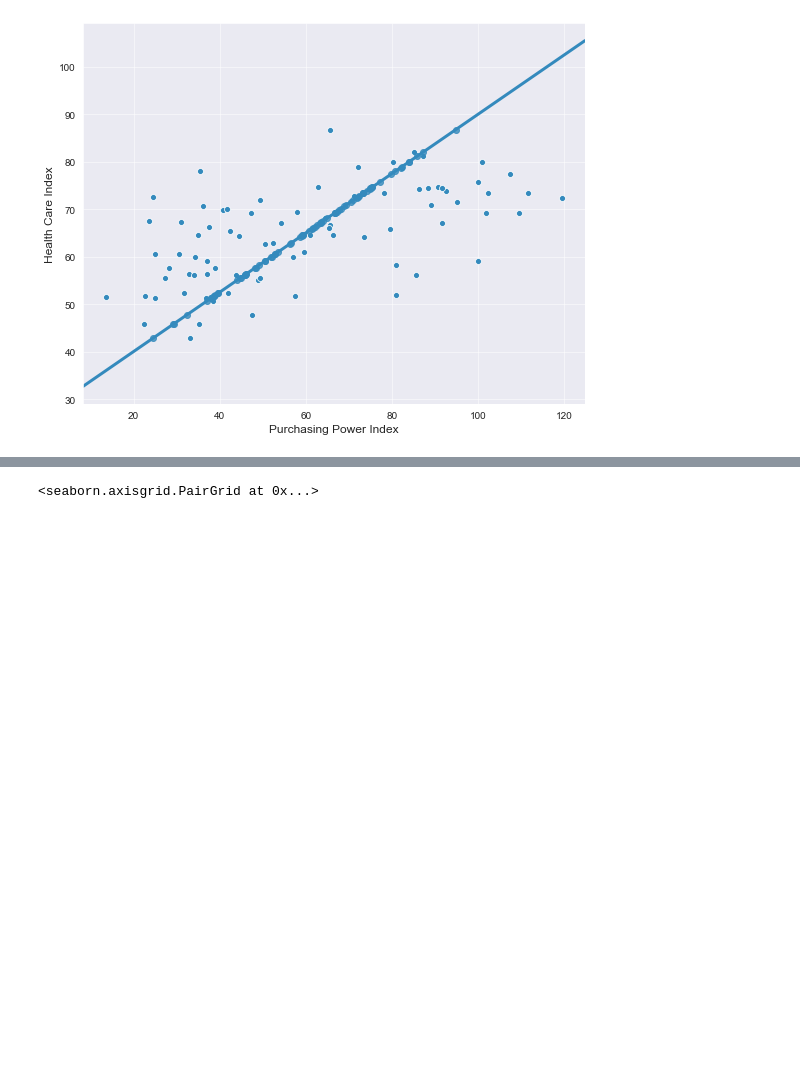
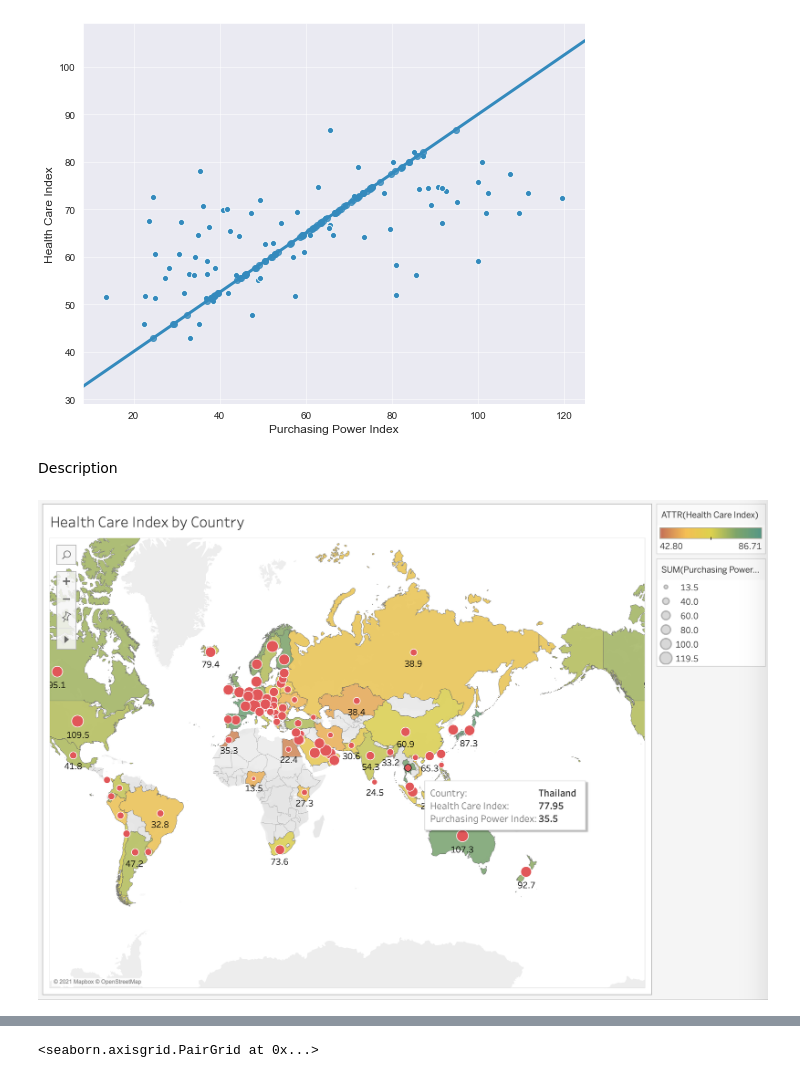
Before and after one commit to AgaskarJ/HealthCareIndex, a Jupyter notebook: Life.ipynb, the cells around one changed output, grey strips where cells are left out. Saved outputs shown, nothing was run; the diff lists cells and outputs as text; code cells hidden in the pictures; blank space fills up the shorter version.

Commit message:
Updated Tableau

```diff
--- a/Life.ipynb
+++ b/Life.ipynb
@@ -154,3 +136,10 @@ new_graph.set_xlabel("Purchasing Power Index")
 ax = sns.regplot(x="Purchasing Power Index", y="Health Care Index", data=df_fittedCPS)
 # %% [output]
 [figure]
+# %% [markdown]
+Description
+# %%
+from IPython.display import Image
+Image("tableaulabel.png")
+# %% [output]
+[figure, added]
```
Also changed, not shown: parts of 17 cells of this notebook, 3 other files.
